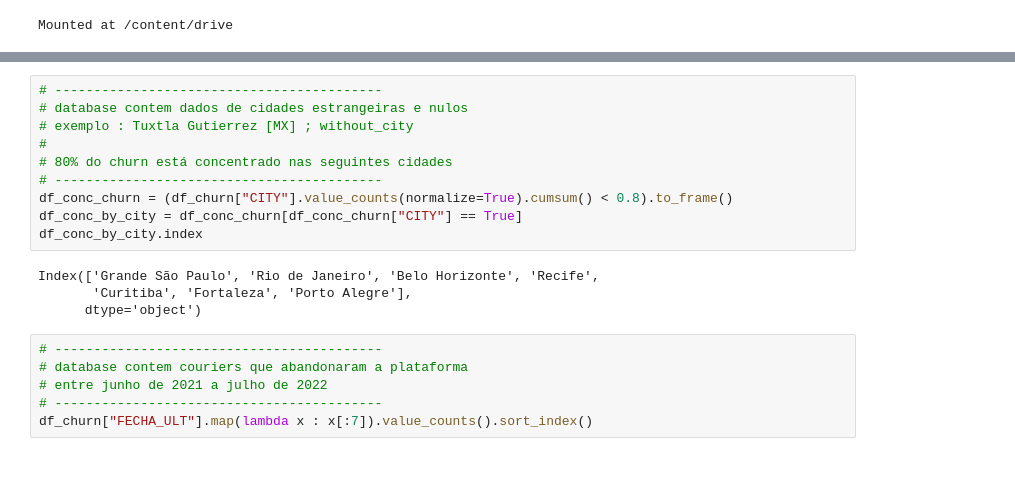
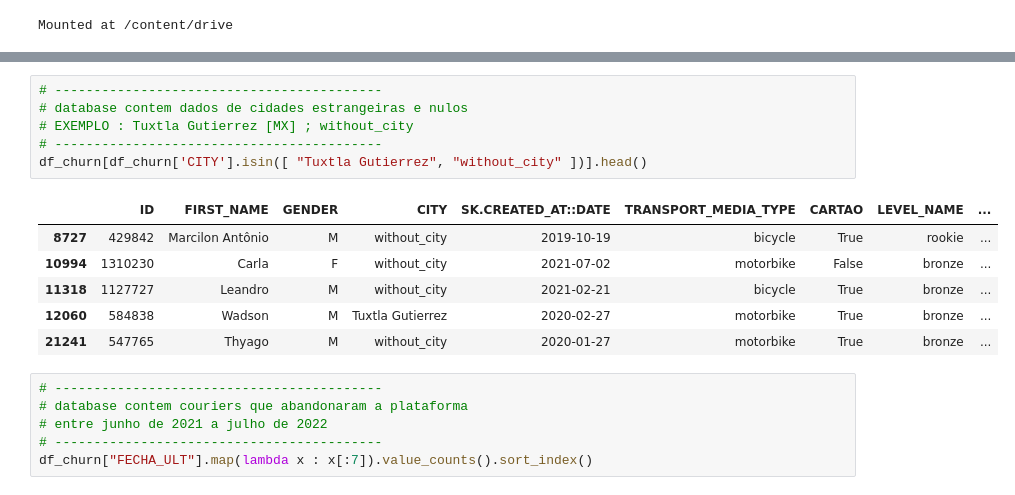
Before and after one commit to 2022M3T3-Inteli/Rappi-Hour, a Jupyter notebook: notebooks/feature-engineering/consol-feature-eng.ipynb, the cells around one changed output, grey strips where cells are left out. Drawn from its saved outputs; the diff is of its cells as text; blank space fills up the shorter version.

```diff
--- a/notebooks/feature-engineering/consol-feature-eng.ipynb
+++ b/notebooks/feature-engineering/consol-feature-eng.ipynb
@@ -44,17 +44,16 @@ Total de linhas: 152224
 # %%
 # ------------------------------------------
 # database contem dados de cidades estrangeiras e nulos
-# exemplo : Tuxtla Gutierrez [MX] ; without_city
-#
-# 80% do churn está concentrado nas seguintes cidades
+# EXEMPLO : Tuxtla Gutierrez [MX] ; without_city
 # ------------------------------------------
-df_conc_churn = (df_churn["CITY"].value_counts(normalize=True).cumsum() < 0.8).to_frame()
-df_conc_by_city = df_conc_churn[df_conc_churn["CITY"] == True]
-df_conc_by_city.index
+df_churn[df_churn['CITY'].isin([ "Tuxtla Gutierrez", "without_city" ])].head()
 # %% [output]
-Index(['Grande São Paulo', 'Rio de Janeiro', 'Belo Horizonte', 'Recife',
-       'Curitiba', 'Fortaleza', 'Porto Alegre'],
-      dtype='object')
+|  | ID | FIRST_NAME | GENDER | CITY | SK.CREATED_AT::DATE | TRANSPORT_MEDIA_TYPE | CARTAO | LEVEL_NAME | ... |
+| 8727 | 429842 | Marcilon Antônio | M | without_city | 2019-10-19 | bicycle | True | rookie | ... |
+| 10994 | 1310230 | Carla | F | without_city | 2021-07-02 | motorbike | False | bronze | ... |
+| 11318 | 1127727 | Leandro | M | without_city | 2021-02-21 | bicycle | True | bronze | ... |
+| 12060 | 584838 | Wadson | M | Tuxtla Gutierrez | 2020-02-27 | motorbike | True | bronze | ... |
+| 21241 | 547765 | Thyago | M | without_city | 2020-01-27 | motorbike | True | bronze | ... |
 # %%
 # ------------------------------------------
 # database contem couriers que abandonaram a plataforma
```
Also changed, not shown: parts of 18 cells of this notebook.
